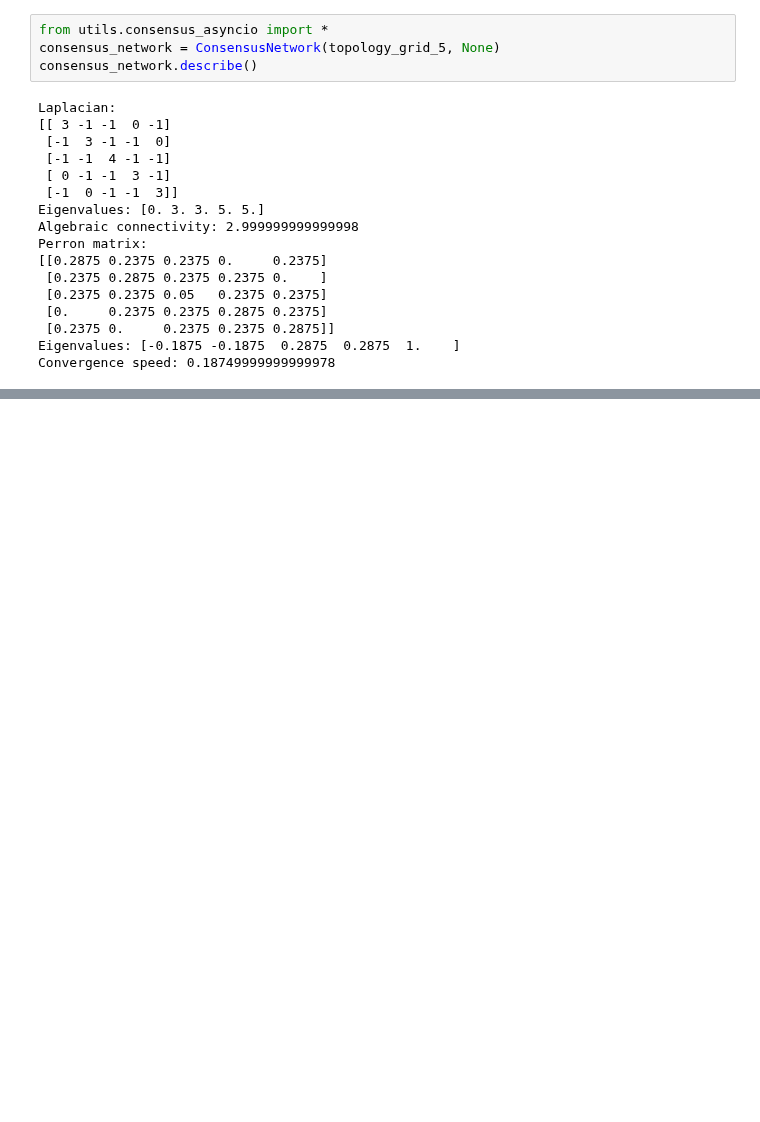
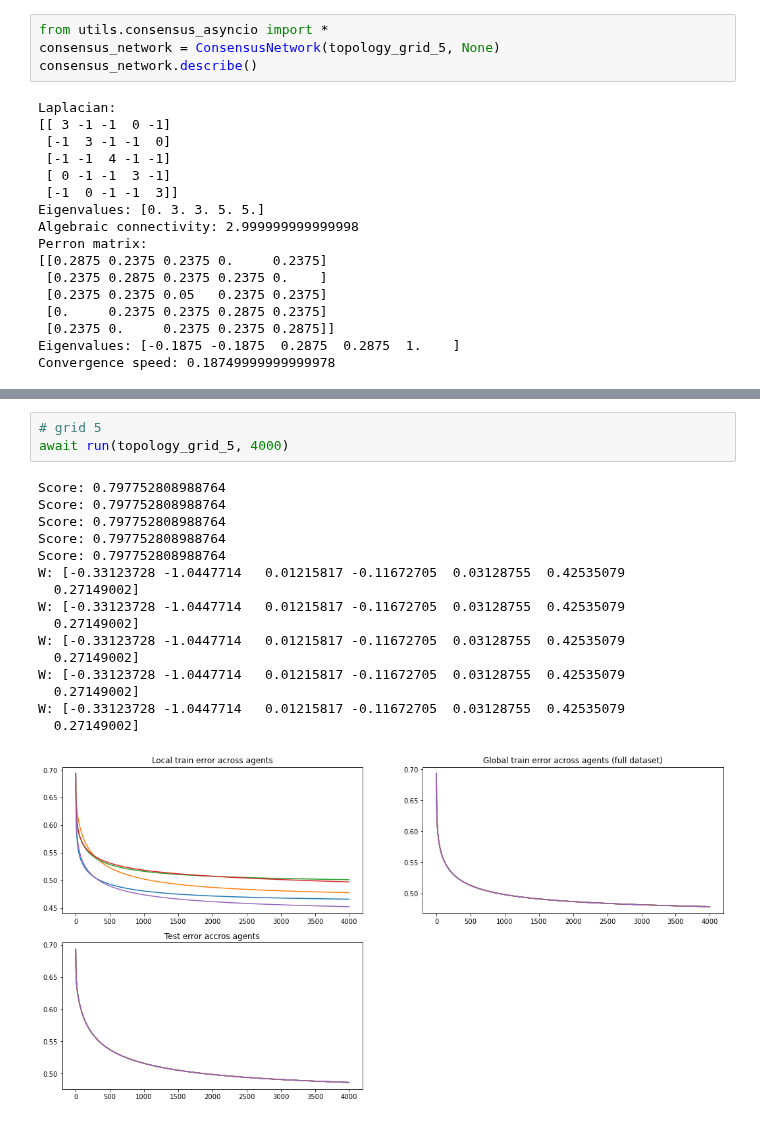
Before and after one commit to Malkovsky/distributed-learning, a Jupyter notebook: notebooks/Titanic Consensus GD test.ipynb, the cells around one changed output, grey strips where cells are left out. Cells and saved outputs as stored; diff of their text form; blank space fills up the shorter version.

```diff
--- a/notebooks/Titanic Consensus GD test.ipynb
+++ b/notebooks/Titanic Consensus GD test.ipynb
@@ -264,0 +279,20 @@ W: [-0.83225088 -2.85822183  0.05026528 -0.15454469  0.3342091   1.04908319
+# %%
+# grid 5
+await run(topology_grid_5, 4000)
+# %% [output]
+Score: 0.797752808988764
+Score: 0.797752808988764
+Score: 0.797752808988764
+Score: 0.797752808988764
+Score: 0.797752808988764
+W: [-0.33123728 -1.0447714   0.01215817 -0.11672705  0.03128755  0.42535079
+  0.27149002]
+W: [-0.33123728 -1.0447714   0.01215817 -0.11672705  0.03128755  0.42535079
+  0.27149002]
+W: [-0.33123728 -1.0447714   0.01215817 -0.11672705  0.03128755  0.42535079
+  0.27149002]
+W: [-0.33123728 -1.0447714   0.01215817 -0.11672705  0.03128755  0.42535079
+  0.27149002]
+W: [-0.33123728 -1.0447714   0.01215817 -0.11672705  0.03128755  0.42535079
+  0.27149002]
+[figure, added]
```
Also changed, not shown: parts of 16 cells of this notebook, 1 other file.
